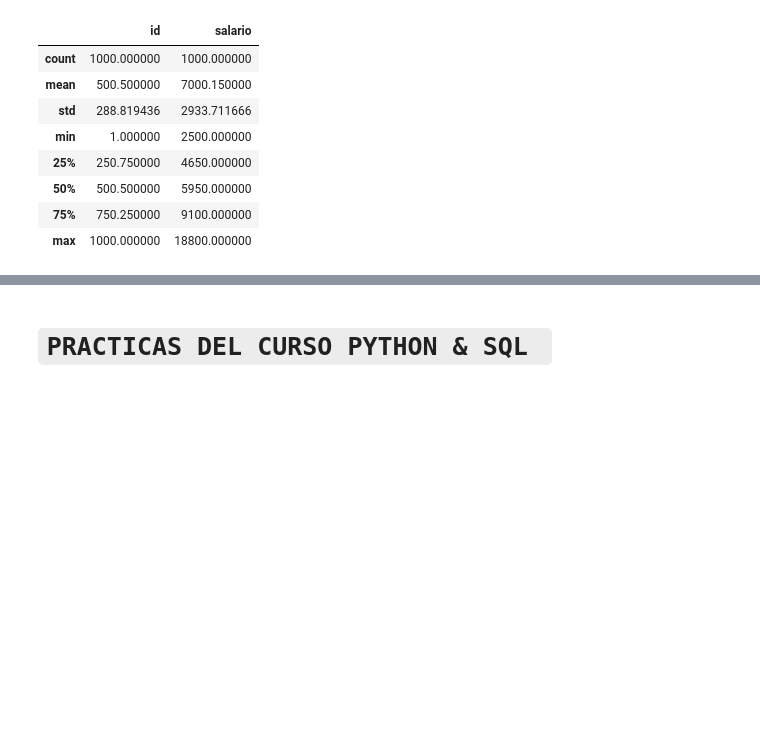
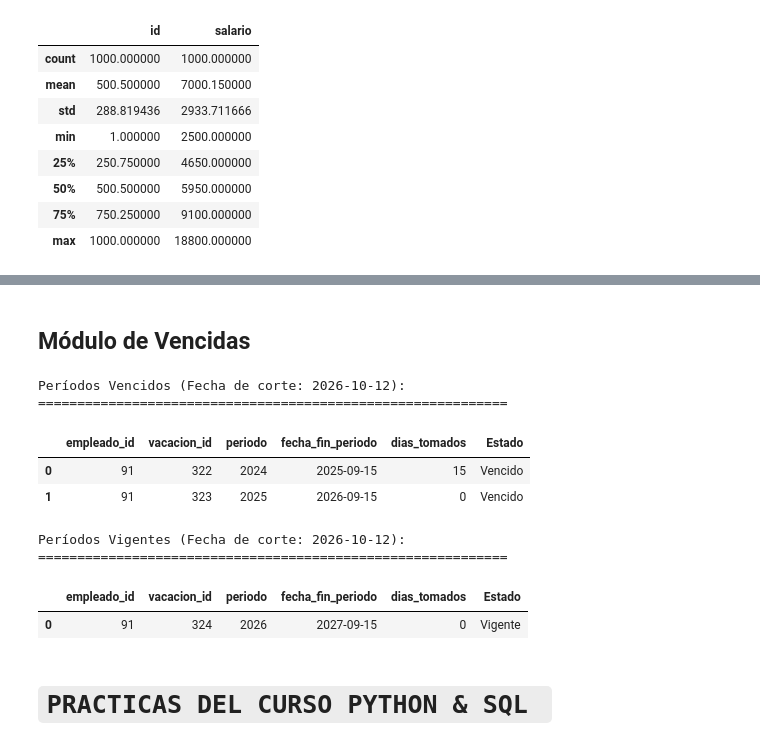
Before and after one commit to PIER-202621036/proyecto-gestion-vacaciones, a Jupyter notebook: notebooks/01_vacaciones_vencidas.ipynb, the cells around one changed output, grey strips where cells are left out. Cells and saved outputs as stored; diff of their text form; code cells hidden in the pictures; blank space fills up the shorter version.

```diff
--- a/notebooks/01_vacaciones_vencidas.ipynb
+++ b/notebooks/01_vacaciones_vencidas.ipynb
@@ -601,3 +655,78 @@ Información del empleado:
+# %% [markdown]
+## Módulo de Vencidas
+# %%
+# ==================================================================
+# 5.- ZONA COMUN  (datos.py)
+# Devuelve el estado de los periodos (vencido, vigente )
+# periodos_vencidos(periodos, fecha_corte=FECHA_CORTE)
+# periodos_vigentes(periodos, fecha_corte=FECHA_CORTE)
+# ==================================================================
+
+# Devuelve solo los periodos que ya vencieron.
+resultado_vencido_empleado = []
+# Devuelve solo los periodos que esta vigente.
+resultado_vigente_empleado = []
+
+# 3. Recorrer la lista de períodos
+for periodo in resultado_periodos_empleado:
+
+    # Convertir la fecha fin del período con try/except inline
+    try:
+        texto_fecha_fp = str(periodo["fecha_fin_periodo"])[:10]
+        fecha_fp = date.fromisoformat(texto_fecha_fp)
+    except (ValueError, KeyError, TypeError):
+        print(f"Fecha inválida o ausente: {periodo.get('fecha_fin_periodo')!r}")
+        continue  # Salta al siguiente registro si la fecha falla
+
+    # Evaluar si está Vencido o Vigente (comparando fechas)
+    estado = ("Vencido" if fecha_fp < date.fromisoformat(FECHA_CORTE) else "Vigente")
+
+    # Armar el diccionario reducido
+    registro_limpio = {
+        "empleado_id": periodo.get("empleado_id"),
+        "vacacion_id": periodo.get("vacacion_id"),
+        "periodo": periodo.get("periodo"),
+        "fecha_fin_periodo": periodo.get("fecha_fin_periodo"),
+        "dias_tomados": periodo.get("dias_tomados"),
+        #"tomados_segun": periodo.get("tomados_segun"),
+        "Estado": estado,
+    }
+
+    # Clasificar en la lista correspondiente
+    if estado == "Vencido":
+        resultado_vencido_empleado.append(registro_limpio)
+    else:
+        resultado_vigente_empleado.append(registro_limpio)
+
+# 4. Mostrar el resultado de forma elegante
+if len(resultado_vencido_empleado) > 0:
+    print(f"\nPeríodos Vencidos (Fecha de corte: {FECHA_CORTE}):")
+    print("=" * 60)
+    display(pd.DataFrame(resultado_vencido_empleado))
+
+if len(resultado_vigente_empleado) > 0:
+    print(f"\nPeríodos Vigentes (Fecha de corte: {FECHA_CORTE}):")
+    print("=" * 60)
+    display(pd.DataFrame(resultado_vigente_empleado))
+
+# Validación global: solo si AMBAS listas están vacías
+if (
+    len(resultado_vencido_empleado) == 0
+    and len(resultado_vigente_empleado) == 0
+):
+    print(
+        f"\nNo se encontraron períodos para el empleado a la fecha de corte ({FECHA_CORTE})."
+    )
+# %% [output]
+Períodos Vencidos (Fecha de corte: 2026-10-12):
+============================================================
+|  | empleado_id | vacacion_id | periodo | fecha_fin_periodo | dias_tomados | Estado |
+| 0 | 91 | 322 | 2024 | 2025-09-15 | 15 | Vencido |
+| 1 | 91 | 323 | 2025 | 2026-09-15 | 0 | Vencido |
+Períodos Vigentes (Fecha de corte: 2026-10-12):
+============================================================
+|  | empleado_id | vacacion_id | periodo | fecha_fin_periodo | dias_tomados | Estado |
+| 0 | 91 | 324 | 2026 | 2027-09-15 | 0 | Vigente |
 # %% [markdown]
 # **`PRACTICAS DEL CURSO PYTHON & SQL `**
 # %%
```
Also changed, not shown: parts of 6 cells of this notebook.
